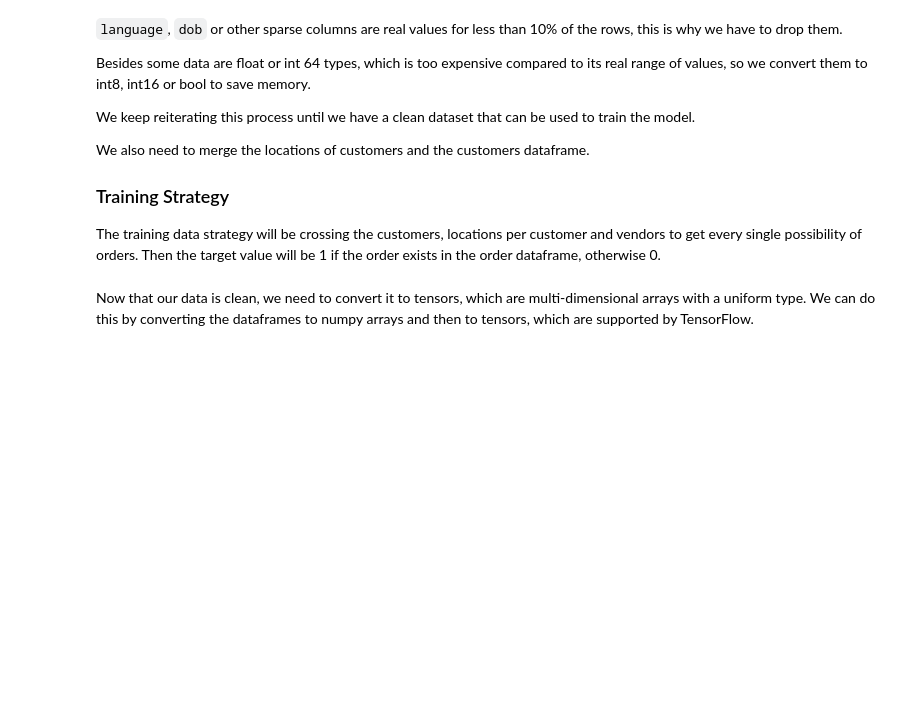
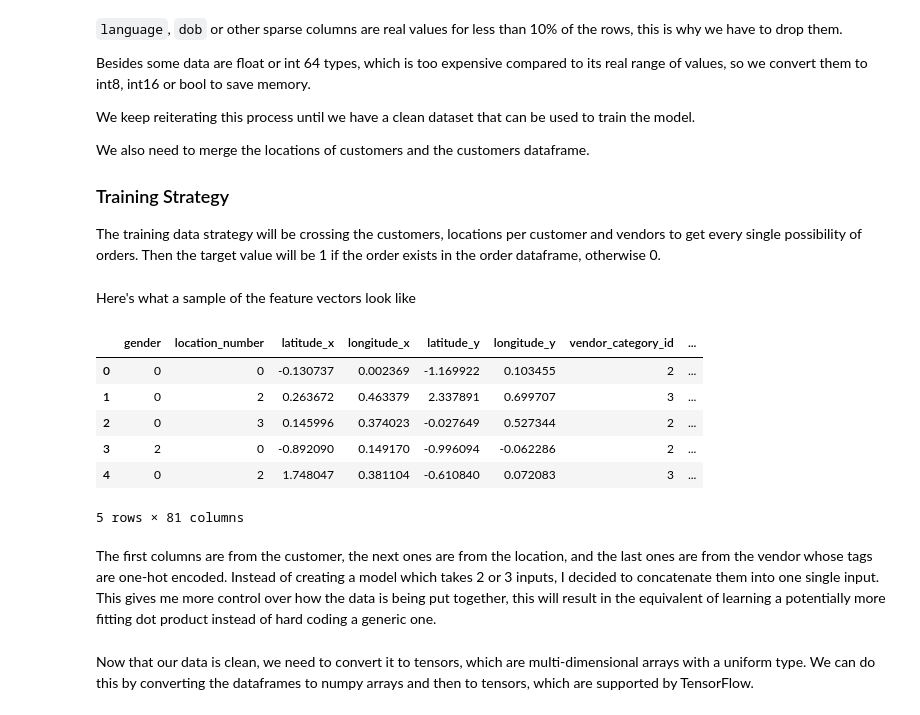
Before and after one commit to OrdinaryDev83/rema-food, a Jupyter notebook: project/notebook.ipynb, the cells around one changed output. Saved outputs shown, nothing was run; the diff lists cells and outputs as text; code cells hidden in the pictures; blank space fills up the shorter version.

```diff
--- a/project/notebook.ipynb
+++ b/project/notebook.ipynb
@@ -242,6 +242,20 @@ def format_train_dataset(df_customers, df_orders, df_vendors, df_locations):
 # %%
 # Load data
 df_X_train, df_y_train = format_train_dataset(df_train_customers, df_orders, df_vendors, df_train_locations)
+# %% [markdown]
+Here's what a sample of the feature vectors look like
+# %%
+df_X_train.head(5)
+# %% [output]
+|  | gender | location_number | latitude_x | longitude_x | latitude_y | longitude_y | vendor_category_id | ... |
+| 0 | 0 | 0 | -0.130737 | 0.002369 | -1.169922 | 0.103455 | 2 | ... |
+| 1 | 0 | 2 | 0.263672 | 0.463379 | 2.337891 | 0.699707 | 3 | ... |
+| 2 | 0 | 3 | 0.145996 | 0.374023 | -0.027649 | 0.527344 | 2 | ... |
+| 3 | 2 | 0 | -0.892090 | 0.149170 | -0.996094 | -0.062286 | 2 | ... |
+| 4 | 0 | 2 | 1.748047 | 0.381104 | -0.610840 | 0.072083 | 3 | ... |
+5 rows × 81 columns
+# %% [markdown]
+The first columns are from the customer, the next ones are from the location, and the last ones are from the vendor whose tags are one-hot encoded. Instead of creating a model which takes 2 or 3 inputs, I decided to concatenate them into one single input. This gives me more control over how the data is being put together, this will result in the equivalent of learning a potentially more fitting dot product instead of hard coding a generic one.
 # %%
 # Convert to numpy
 np_X_train = df_X_train.to_numpy()
```
Also changed, not shown: parts of 7 cells of this notebook, 3 other files.
